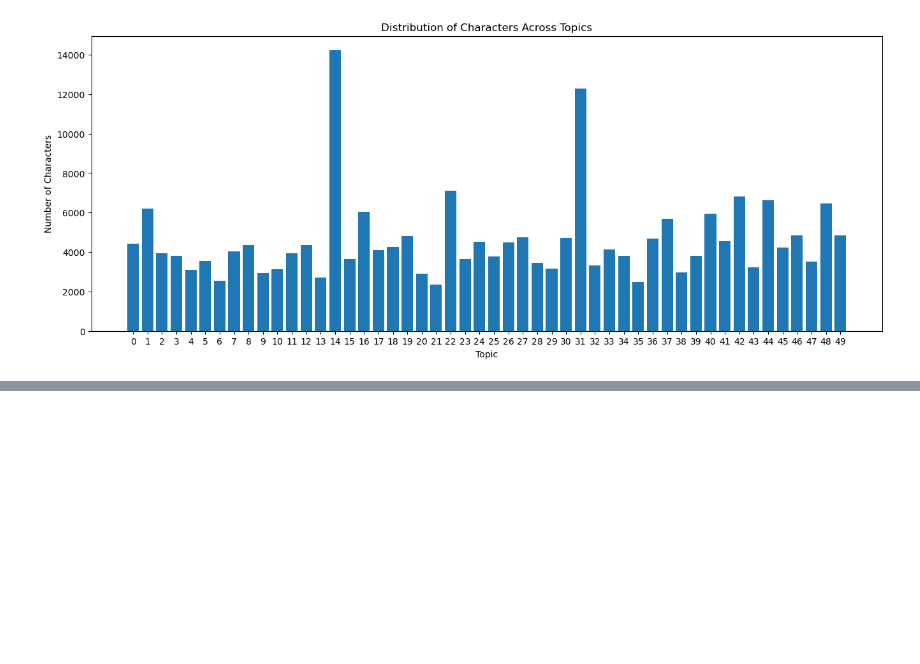
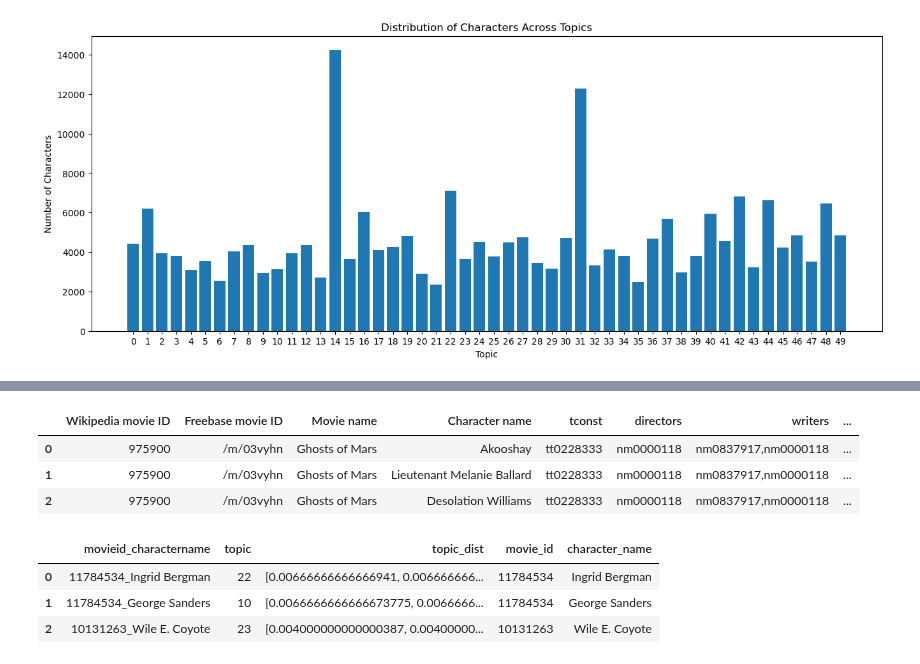
Before and after one commit to epfl-ada/ada-2023-project-crunchychicken, a Jupyter notebook: pipelines/Annotations to Personas (2023) _update.ipynb, the cells around one changed output, grey strips where cells are left out. Drawn from its saved outputs; the diff is of its cells as text; code cells hidden in the pictures; blank space fills up the shorter version.

Commit message:
building chractor movie director df

```diff
--- a/pipelines/Annotations to Personas (2023) _update.ipynb
+++ b/pipelines/Annotations to Personas (2023) _update.ipynb
@@ -453,0 +484,6 @@ plt.show()
+# %%
+# Merge the two dataframes to get a dataframe with the character name and the movie name
+cmu_characters_movie = pd.merge(cmu_characters, cmu_movies, on=["Wikipedia movie ID", "Freebase movie ID"])
+# Keep only the columns we need: "Wikipedia movie ID", "Freebase movie ID", "Movie name", "Character name"
+cmu_characters_movie = cmu_characters_movie[["Wikipedia movie ID", "Freebase movie ID", "Movie name", "Character name"]]
+cmu_characters_movie.head(3)
@@ -453,0 +495,3 @@ plt.show()
+# %%
+imdb_crew = read_dataframe(name='imdb/crew')
+imdb_crew.head(3)
@@ -453,0 +503,14 @@ plt.show()
+# %%
+# TODO: update mapping method using here, seems Sepher is updating now, now the one using is wp2imdb_02 (wrote in 2023/Dec/06)
+
+mapping_02 = read_dataframe(name='mapping_freebase_imdb')
+
+imdb_crew_exploded = imdb_crew.copy()
+
+merged_ipe = pd.merge(imdb_crew_exploded, mapping_02, how='inner', left_on='tconst', right_on='imdb')
+# merged_ipe.head(3)
+
+matched_imdb_crew = merged_ipe.drop_duplicates(subset=['tconst','directors'], keep='first')
+
+display(matched_imdb_crew.head(3))
+print(len(matched_imdb_crew))
@@ -453,0 +523,17 @@ plt.show()
+# %%
+# Merge cmu_characters_movie and matched_imdb_crew on freebase movie id(left) and freebase(right)
+cmu_characters_movie_imdb = pd.merge(cmu_characters_movie, matched_imdb_crew, how='inner', left_on=['Freebase movie ID'], right_on=['freebase'])
+cmu_characters_movie_imdb.head(3)
+# %% [output]
+|  | Wikipedia movie ID | Freebase movie ID | Movie name | Character name | tconst | directors | writers | ... |
+| 0 | 975900 | /m/03vyhn | Ghosts of Mars | Akooshay | tt0228333 | nm0000118 | nm0837917,nm0000118 | ... |
+| 1 | 975900 | /m/03vyhn | Ghosts of Mars | Lieutenant Melanie Ballard | tt0228333 | nm0000118 | nm0837917,nm0000118 | ... |
+| 2 | 975900 | /m/03vyhn | Ghosts of Mars | Desolation Williams | tt0228333 | nm0000118 | nm0837917,nm0000118 | ... |
+# %%
+character_classification_df=pd.read_parquet('../generated/annotations_2023/character_classification_update.parquet', engine='pyarrow')
+character_classification_df.head(3)
+# %% [output]
+|  | movieid_charactername | topic | topic_dist | movie_id | character_name |
+| 0 | 11784534_Ingrid Bergman | 22 | [0.00666666666666941, 0.006666666... | 11784534 | Ingrid Bergman |
+| 1 | 11784534_George Sanders | 10 | [0.0066666666666673775, 0.0066666... | 11784534 | George Sanders |
+| 2 | 10131263_Wile E. Coyote | 23 | [0.004000000000000387, 0.00400000... | 10131263 | Wile E. Coyote |
```
Also changed, not shown: parts of 6 cells of this notebook.
